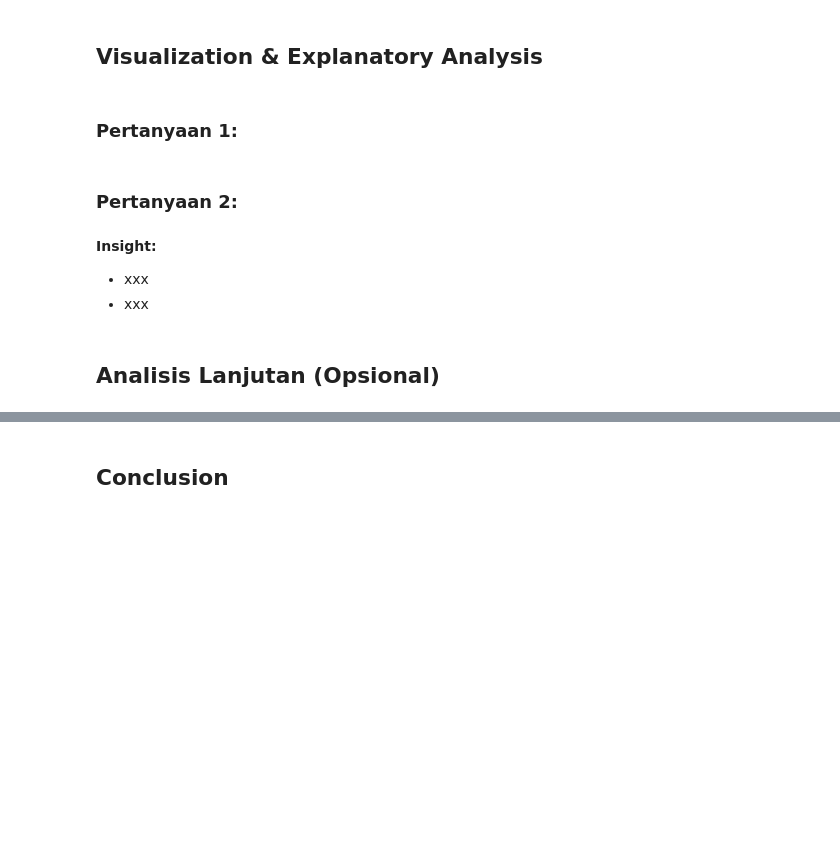
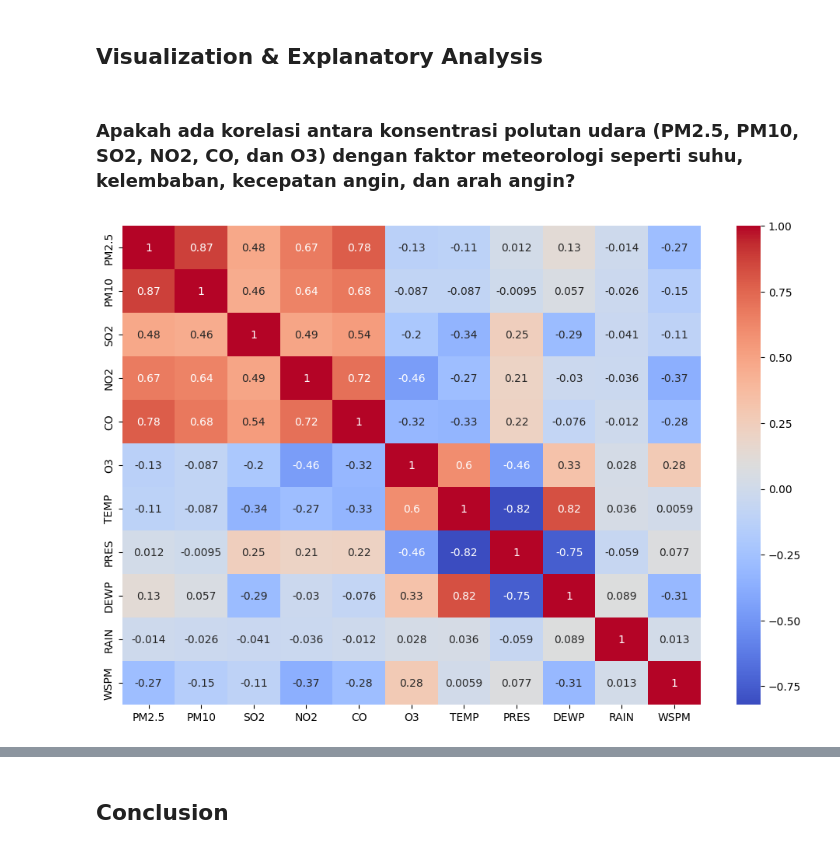
Before and after one commit to attmhd/data_analisis_attmhd, a Jupyter notebook: notebook.ipynb, the cells around one changed output, grey strips where cells are left out. Cells and saved outputs as stored; diff of their text form; code cells hidden in the pictures; blank space fills up the shorter version.

```diff
--- a/notebook.ipynb
+++ b/notebook.ipynb
@@ -314,0 +521,8 @@ Jumlah data yang duplikat : 0
+# %%
+# menghapus kolom no
+data.drop('No', axis=1, inplace=True)
+# %%
+#  menggabungkan kolom year, month, dan day menjadi kolom Date
+data['Date'] = pd.to_datetime(data[['year', 'month', 'day']])
+data.drop(['year', 'month', 'day'], axis=1, inplace=True)
+data.head()
@@ -314,0 +536,6 @@ Jumlah data yang duplikat : 0
+# %%
+# memindahkan kolom date ke paling depan
+cols = data.columns.tolist()
+cols = cols[-1:] + cols[:-1]
+data = data[cols]
+data.head()
@@ -314,0 +631,3 @@ Jumlah data yang duplikat : 0
+# %%
+# rubah data aqi menjadi bilangan bulat
+data['AQI'] = data['AQI'].astype(int)
@@ -315,12 +650,17 @@ Jumlah data yang duplikat : 0
 # %% [markdown]
 ## Visualization & Explanatory Analysis
-# %% [markdown]
-### Pertanyaan 1:
-# %% [markdown]
-### Pertanyaan 2:
-# %% [markdown]
-**Insight:**
-- xxx
-- xxx
-# %% [markdown]
-## Analisis Lanjutan (Opsional)
+# %% [markdown]
+### Apakah ada korelasi antara konsentrasi polutan udara (PM2.5, PM10, SO2, NO2, CO, dan O3) dengan faktor meteorologi seperti suhu, kelembaban, kecepatan angin, dan arah angin?
+# %%
+polutan = ['PM2.5', 'PM10', 'SO2', 'NO2', 'CO', 'O3']
+metereologi = ['TEMP', 'PRES', 'DEWP', 'RAIN', 'WSPM']
+
+# cek korelasi data
+data_korelasi = data[polutan + metereologi]
+
+# heatmap korelasi data
+plt.figure(figsize=(12, 8))
+sns.heatmap(data_korelasi.corr(), annot=True, cmap='coolwarm')
+plt.show()
+# %% [output]
+[figure, added]
```
Also changed, not shown: parts of 54 cells of this notebook, 3 other files.
